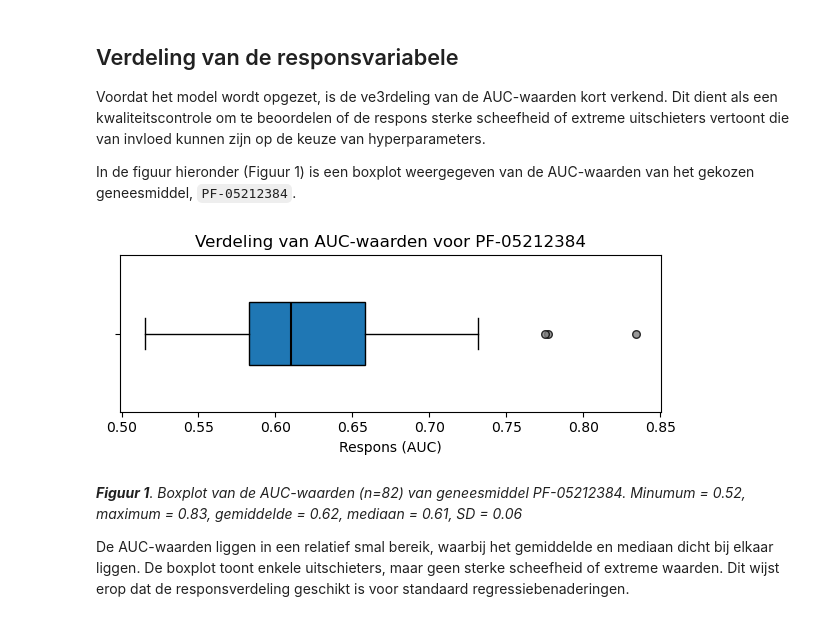
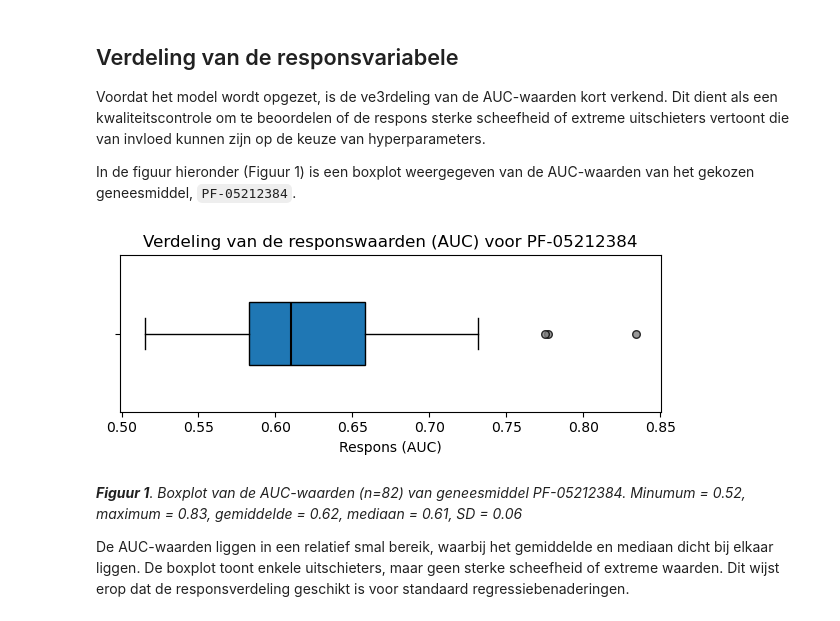
Before and after one commit to ProjecticumDlerpDs/ml_oncoresponse, a Jupyter notebook: notebooks/dv3_model_evaluatie.ipynb, the cells around one changed output. Cells and saved outputs as stored; diff of their text form; code cells hidden in the pictures.

```diff
--- a/notebooks/dv3_model_evaluatie.ipynb
+++ b/notebooks/dv3_model_evaluatie.ipynb
@@ -110,35 +110,35 @@ In de figuur hieronder (Figuur 1) is een boxplot weergegeven van de AUC-waarden
 # %%
 import matplotlib.pyplot as plt
 
 plt.figure(figsize=(6, 2.5))
 
 plt.boxplot(
     y_aligned,
     vert=False,
     patch_artist=True,
     widths=0.4,
     boxprops=dict(color="black", linewidth=1),
     whiskerprops=dict(color="black", linewidth=1),
     capprops=dict(color="black", linewidth=1),
     medianprops=dict(color="black", linewidth=1.5),
     flierprops=dict(
         marker='o',
         markersize=5.5,
         markerfacecolor='grey',
         markeredgecolor='black',
         alpha=0.8
     )
 )
 
 # As-instellingen
 plt.yticks([1], [])
 plt.xlabel("Respons (AUC)")
-plt.title("Verdeling van AUC-waarden voor PF-05212384")
+plt.title("Verdeling van de responswaarden (AUC) voor PF-05212384")
 
 plt.tight_layout()
 plt.show()
 # %% [output]
-[figure, old version]
+[figure, new version]
 # %% [markdown]
 ***Figuur 1**. Boxplot van de AUC-waarden (n=82) van geneesmiddel PF-05212384.
 Minumum = 0.52, maximum = 0.83, gemiddelde = 0.62, mediaan = 0.61, SD = 0.06*
```
Also changed, not shown: parts of 13 cells of this notebook.
